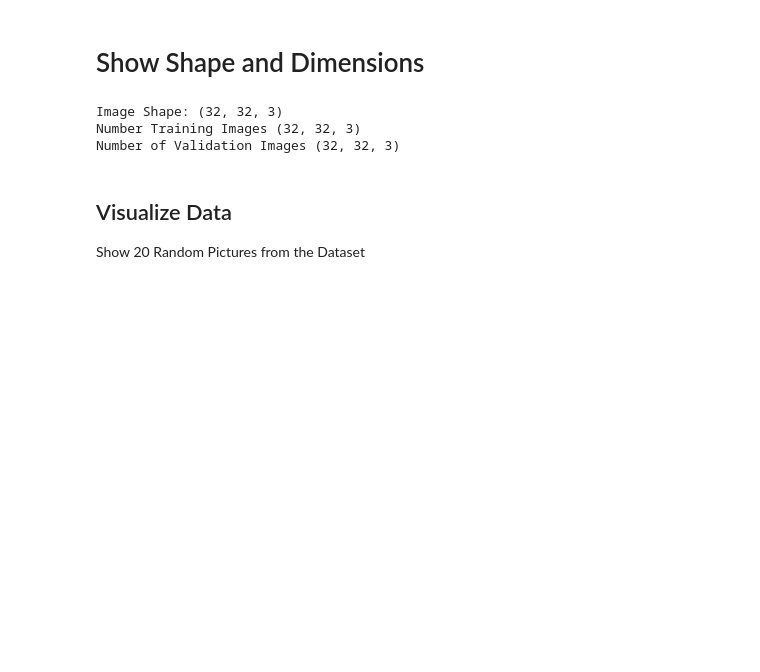
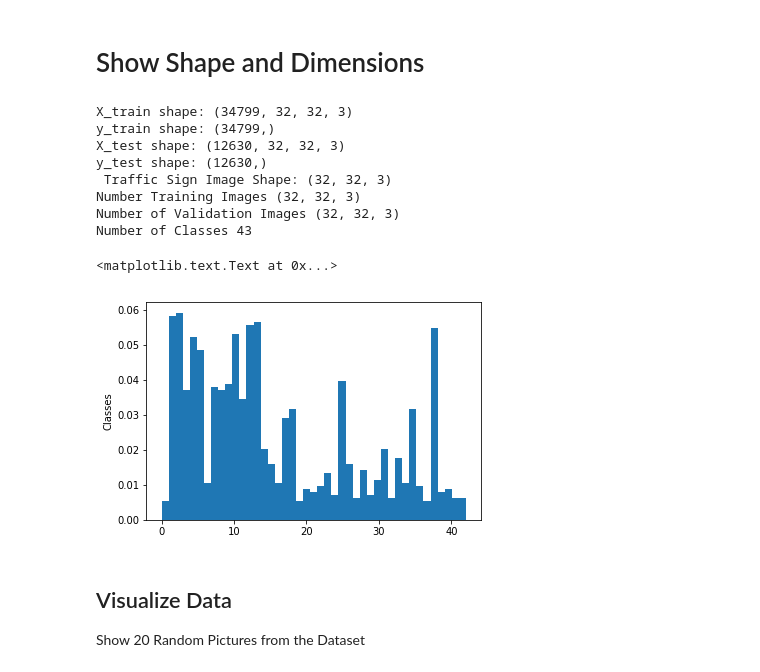
Before and after one commit to Ly0n/CarND-Traffic-Sign-cy, a Jupyter notebook: Traffic_Sign_cy.ipynb, the cells around one changed output. Cells and saved outputs as stored; diff of their text form; code cells hidden in the pictures; blank space fills up the shorter version.

```diff
--- a/Traffic_Sign_cy.ipynb
+++ b/Traffic_Sign_cy.ipynb
@@ -40,13 +46,30 @@ X_test, y_test = test['features'], test['labels']
 # %% [markdown]
 # Show Shape and Dimensions
-# %%
-print("Image Shape: {}".format(X_train[0].shape))
-print("Number Training Images", X_train[0].shape)
-print("Number of Validation Images", X_validation[0].shape)
-# %% [output]
-Image Shape: (32, 32, 3)
-Number Training Images (32, 32, 3)
-Number of Validation Images (32, 32, 3)
+# %%
+num_c = len(np.unique(y_train))
+print("X_train shape:", X_train.shape)
+print("y_train shape:", y_train.shape)
+print("X_test shape:", X_test.shape)
+print("y_test shape:", y_test.shape)
+print(" Traffic Sign Image Shape: {}".format(X_train[0].shape))
+print("Number Training Images", X_train[0].shape)
+print("Number of Validation Images", X_validation[0].shape)
+print("Number of Classes",num_c)
+# Plot The Probability of the Classes
+plt.hist(y_train,bins = num_c, normed = True)
+plt.ylabel('Probability')
+plt.ylabel('Classes')
+# %% [output]
+X_train shape: (34799, 32, 32, 3)
+y_train shape: (34799,)
+X_test shape: (12630, 32, 32, 3)
+y_test shape: (12630,)
+ Traffic Sign Image Shape: (32, 32, 3)
+Number Training Images (32, 32, 3)
+Number of Validation Images (32, 32, 3)
+Number of Classes 43
+<matplotlib.text.Text at 0x...>
+[figure, added]
 # %% [markdown]
 ## Visualize Data
 
```
Also changed, not shown: parts of 28 cells of this notebook, 23 other files.
